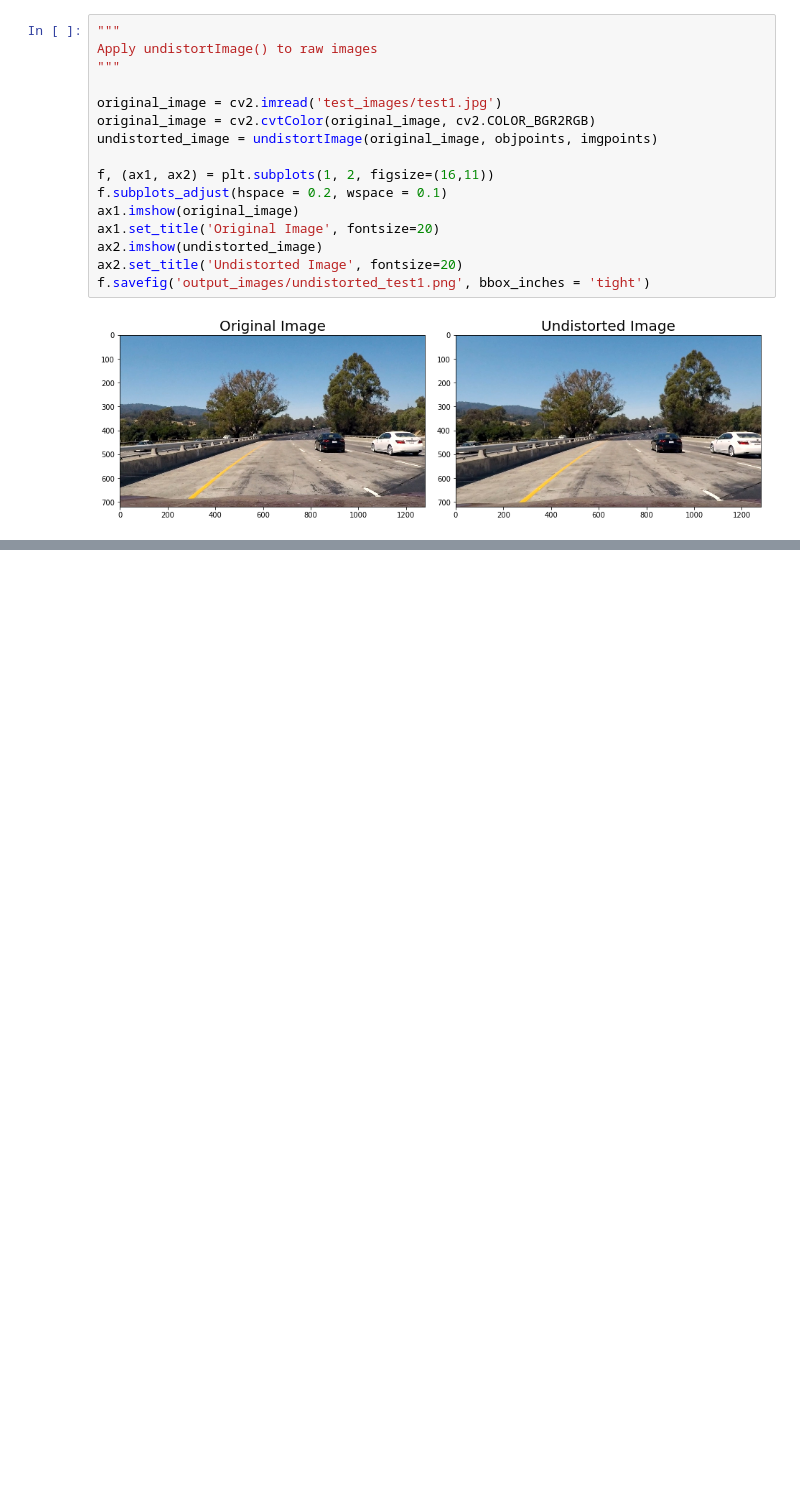
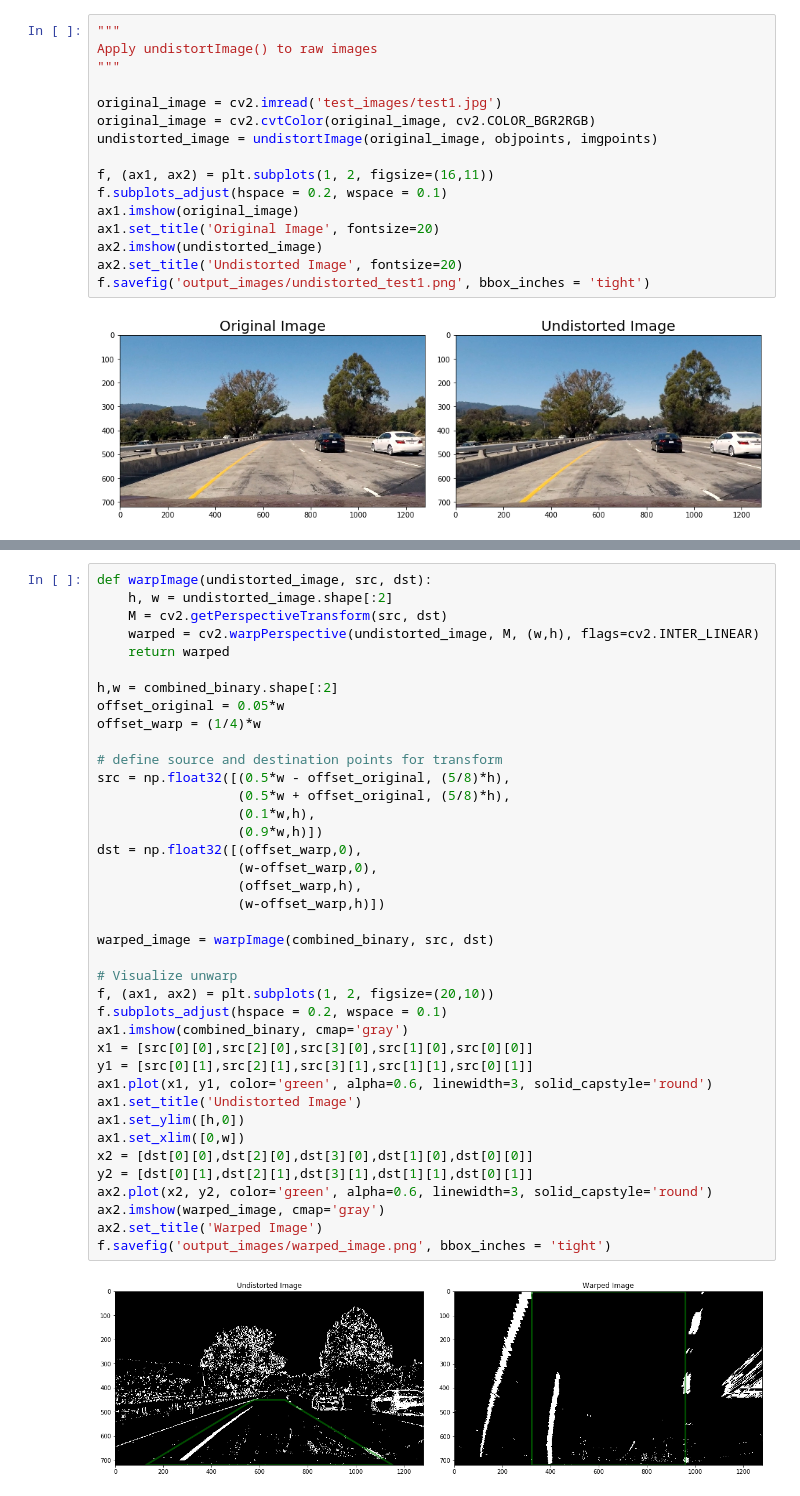
Before and after one commit to udacity/CarND-Advanced-Lane-Lines, a Jupyter notebook: P2.ipynb, the cells around one changed output, grey strips where cells are left out. Cells and saved outputs as stored; diff of their text form; blank space fills up the shorter version.

```diff
--- a/P2.ipynb
+++ b/P2.ipynb
@@ -144,0 +145,41 @@ f.savefig('output_images/thresholded_binary_image.png', bbox_inches = 'tight')
+# %%
+def warpImage(undistorted_image, src, dst):
+    h, w = undistorted_image.shape[:2]
+    M = cv2.getPerspectiveTransform(src, dst)
+    warped = cv2.warpPerspective(undistorted_image, M, (w,h), flags=cv2.INTER_LINEAR)
+    return warped
+
+h,w = combined_binary.shape[:2]
+offset_original = 0.05*w
+offset_warp = (1/4)*w
+
+# define source and destination points for transform
+src = np.float32([(0.5*w - offset_original, (5/8)*h),
+                  (0.5*w + offset_original, (5/8)*h),
+                  (0.1*w,h),
+                  (0.9*w,h)])
+dst = np.float32([(offset_warp,0),
+                  (w-offset_warp,0),
+                  (offset_warp,h),
+                  (w-offset_warp,h)])
+
+warped_image = warpImage(combined_binary, src, dst)
+
+# Visualize unwarp
+f, (ax1, ax2) = plt.subplots(1, 2, figsize=(20,10))
+f.subplots_adjust(hspace = 0.2, wspace = 0.1)
+ax1.imshow(combined_binary, cmap='gray')
+x1 = [src[0][0],src[2][0],src[3][0],src[1][0],src[0][0]]
+y1 = [src[0][1],src[2][1],src[3][1],src[1][1],src[0][1]]
+ax1.plot(x1, y1, color='green', alpha=0.6, linewidth=3, solid_capstyle='round')
+ax1.set_title('Undistorted Image')
+ax1.set_ylim([h,0])
+ax1.set_xlim([0,w])
+x2 = [dst[0][0],dst[2][0],dst[3][0],dst[1][0],dst[0][0]]
+y2 = [dst[0][1],dst[2][1],dst[3][1],dst[1][1],dst[0][1]]
+ax2.plot(x2, y2, color='green', alpha=0.6, linewidth=3, solid_capstyle='round')
+ax2.imshow(warped_image, cmap='gray')
+ax2.set_title('Warped Image')
+f.savefig('output_images/warped_image.png', bbox_inches = 'tight')
+# %% [output]
+[figure, added]
```
Also changed, not shown: parts of 1 cell of this notebook, 2 other files.
